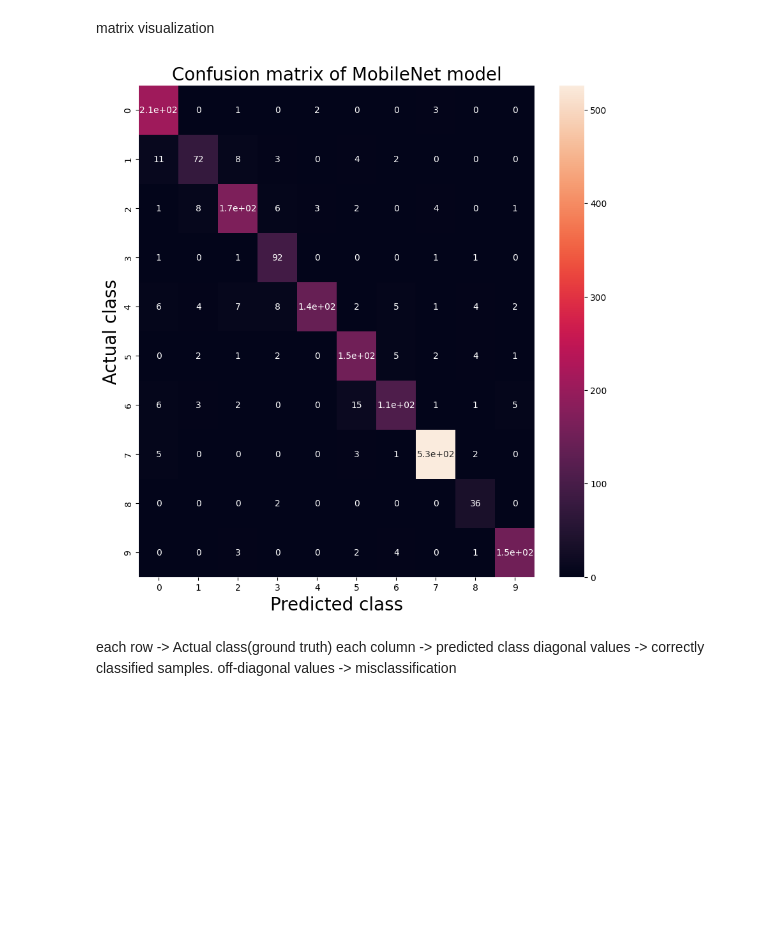
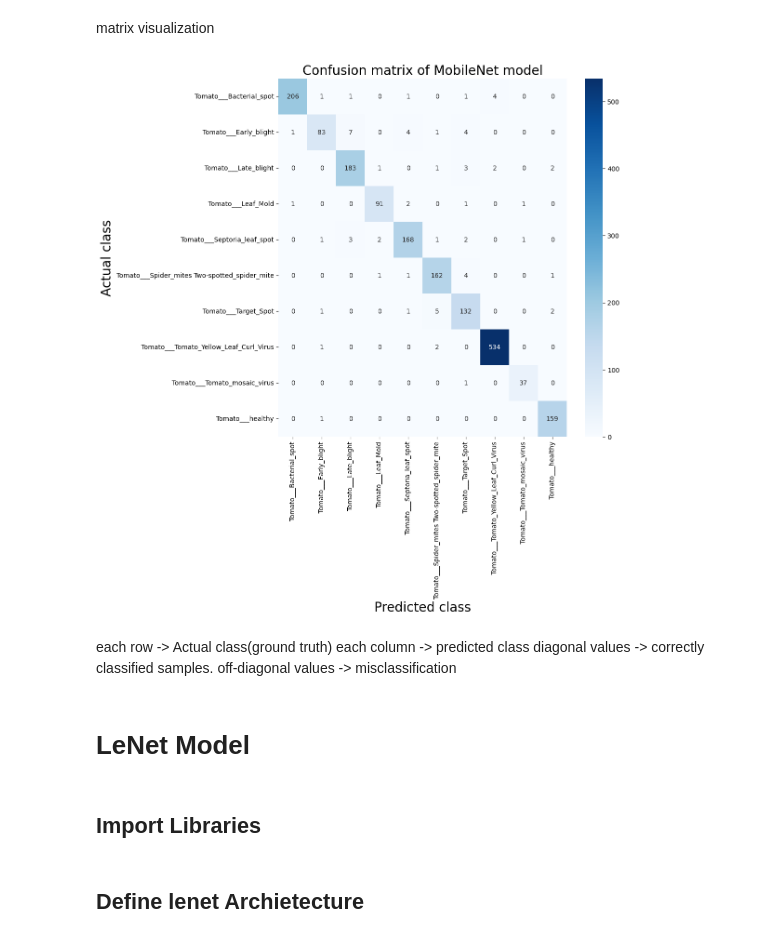
Before and after one commit to Maanvijangir/Github-demo, a Jupyter notebook: plant_village_dataset.ipynb, the cells around one changed output. Cells and saved outputs as stored; diff of their text form; code cells hidden in the pictures; blank space fills up the shorter version.

```diff
--- a/plant_village_dataset.ipynb
+++ b/plant_village_dataset.ipynb
@@ -162,20 +176,28 @@ data_augmentation = Sequential([
 # %%
 model=Sequential([
     data_augmentation,
-    Conv2D(16,3,padding='same',activation='relu',input_shape=(64,64,3)),
+    Conv2D(16,3,padding='same',activation='relu',input_shape=(128,128,3)),
+    BatchNormalization(),
     Conv2D(16,3,padding='same',activation='relu'),
     MaxPooling2D(pool_size=2, strides=2),
 
     Conv2D(32, 3, padding='same', activation='relu'),
+    BatchNormalization(),
     Conv2D(32, 3, padding='same', activation='relu'),
     MaxPooling2D(pool_size=2, strides=2),
 
     Conv2D(64, 3, padding='same', activation='relu'),
+    BatchNormalization(),
     Conv2D(64, 3, padding='same', activation='relu'),
     MaxPooling2D(pool_size=2, strides=2),
 
-    Flatten(),
-    Dense(128, activation='relu'),
+    Conv2D(128, 3, padding='same', activation='relu'),
+    BatchNormalization(),
+    MaxPooling2D(pool_size=2, strides=2),
+
+    # Flatten(),
+    GlobalAveragePooling2D(),
+    Dense(32, activation='relu',kernel_regularizer=tf.keras.regularizers.l2(0.0005)),
     Dense(num_classes, activation='softmax')
 ])
 # %%
@@ -417,9 +444,12 @@ from torchvision import datasets, transforms, models
 # Preprocessing Datasets
 # %%
 transform = transforms.Compose([
-    transforms.Resize((128,128)),
+    transforms.Resize((224,224)),
+    transforms.RandomHorizontalFlip(),
+    transforms.RandomRotation(10),
     transforms.ToTensor(),
-    transforms.Normalize([0.5,0.5,0.5],[0.5,0.5,0.5])
+    transforms.Normalize([0.485, 0.456, 0.406],
+                         [0.229, 0.224, 0.225])
 ])
 # %%
 train_data = datasets.ImageFolder("/content/unzipped_plantvillage_data/PlantVillage/train",transform=transform)
@@ -448,12 +478,12 @@ model.classifier[1] = nn.Linear(model.classifier[1].in_features,num_classes)
 # %% [markdown]
 # Train model
 # %%
-device = torch.device("cpu")
+device = torch.device("cuda" if torch.cuda.is_available() else "cpu")
 model= model.to(device)
 criterion = nn.CrossEntropyLoss()
 optimizer = optim.Adam(model.parameters(),lr=0.001)
 # %%
-for epoch in range(3):
+for epoch in range(15):
   model.train()
   running_loss=0.0
   for images, labels in train_loader:
@@ -552,17 +594,21 @@ matrix visualization
 # %%
 import seaborn as sns
 import matplotlib.pyplot as plt
 
 plt.figure(figsize=(10,10))
-sns.heatmap(cm,annot=True,annot_kws={'size':10})
+sns.heatmap(cm,annot=True,fmt="d",cmap="Blues",xticklabels=train_data.classes,yticklabels=train_data.classes,annot_kws={'size':10})
 plt.xlabel("Predicted class",fontsize=20)
 plt.ylabel("Actual class",fontsize=20)
 plt.title("Confusion matrix of MobileNet model",fontsize=20)
 plt.show()
 # %% [output]
-[figure, old version]
+[figure, new version]
 # %% [markdown]
 each row -> Actual class(ground truth)
 each column -> predicted class
 diagonal values -> correctly classified samples.
 off-diagonal values -> misclassification
+# %% [markdown]
+# **LeNet Model**
+# %% [markdown]
+## Import Libraries
@@ -568,0 +627,2 @@ off-diagonal values -> misclassification
+# %% [markdown]
+## Define lenet Archietecture
```
Also changed, not shown: parts of 98 cells of this notebook.
